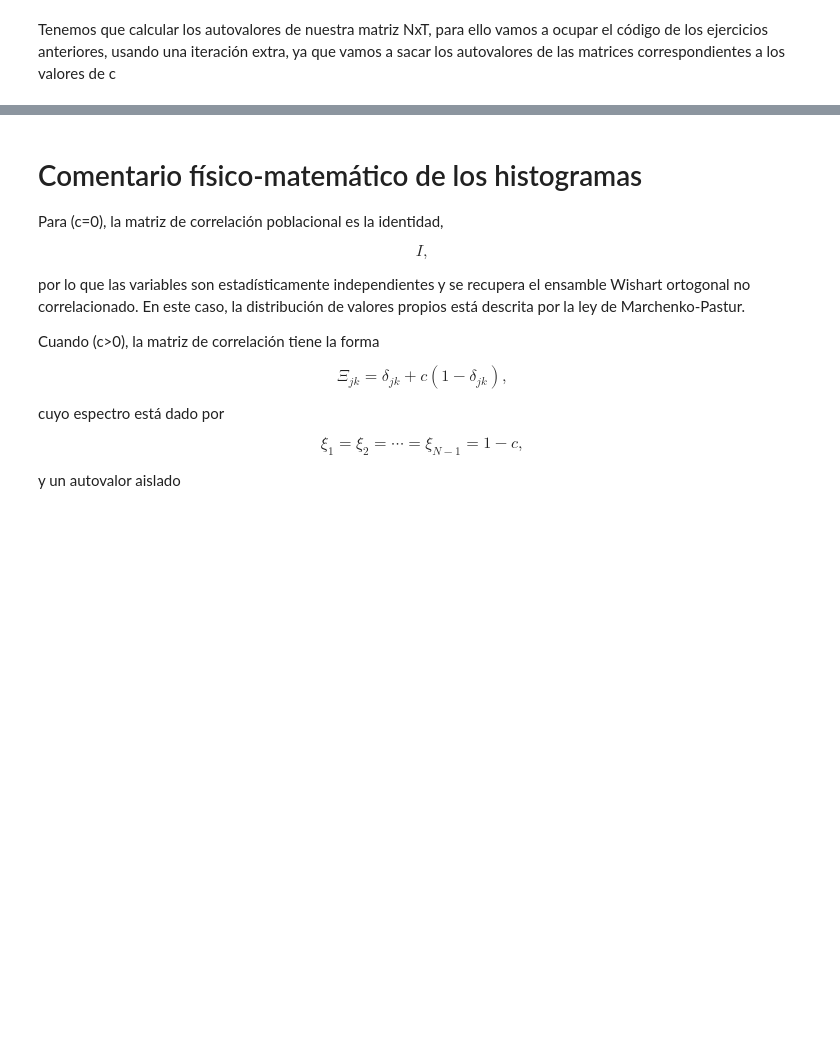
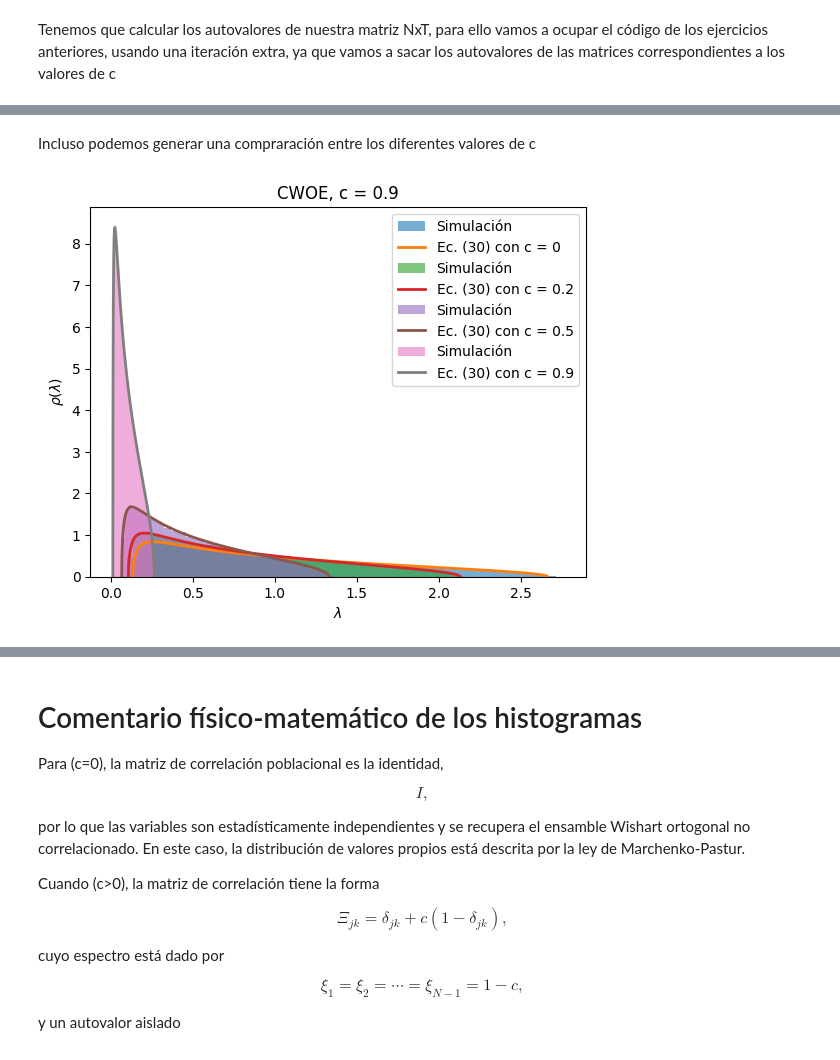
Before and after one commit to jorgexm20-sketch/RMT-econophysics-deep-learning, a Jupyter notebook: class-exercises/Exercise-04-Correlated-Wishart -Orthogonal-Ensemble.ipynb, the cells around one changed output, grey strips where cells are left out. Cells and saved outputs as stored; diff of their text form; code cells hidden in the pictures; blank space fills up the shorter version.

```diff
--- a/class-exercises/Exercise-04-Correlated-Wishart -Orthogonal-Ensemble.ipynb
+++ b/class-exercises/Exercise-04-Correlated-Wishart -Orthogonal-Ensemble.ipynb
@@ -155,3 +165,40 @@ for i, ci in enumerate(c):
+# %% [markdown]
+Incluso podemos generar una compraración entre los diferentes valores de c
+# %%
+plt.Figure(figsize = (10,2))
+for i, ci in enumerate(c):
+
+    # Recuperamos las 100 realizaciones de N autovalores cada una
+    valores = autovalores_C[i].reshape(miembros, N) #Colocamos una matriz de 100x200
+
+    # Para c > 0 aparece un autovalor colectivo separado
+    if ci == 0:
+        bulk = valores.ravel() #Creamos una matriz de una dimensión
+    else:
+        bulk = valores[:, :-1].ravel()
+
+    # Bordes teóricos
+    lambda_menos = (1 - ci) * (kappa**(-0.5) - 1)**2
+    lambda_mas   = (1 - ci) * (kappa**(-0.5) + 1)**2
+
+    # Generamos de forma visual la comparación
+
+    lambdas = np.linspace(lambda_menos, lambda_mas, 1000)
+    rho = rho_teorica(lambdas, ci, kappa)
+
+    plt.hist(bulk, bins=60,density=True, alpha=0.6,label="Simulación")
+
+    plt.plot( lambdas, rho, linewidth=2, label=f"Ec. (30) con c = {ci}")
+
+    plt.xlabel(r"$\lambda$")
+    plt.ylabel(r"$\rho(\lambda)$")
+    plt.title(f"CWOE, c = {ci}")
+    #plt.axvline(lambda_menos, linestyle="--")
+    #plt.axvline(lambda_mas, linestyle="--")
+    plt.legend()
+plt.show()
+# %% [output]
+[figure, added]
 # %%
 def lambda_colectivo(N, kappa, c):
     return ((N*c + 1 - c) * (N*c*kappa + 1 - c)) / (N*c*kappa)
```
Also changed, not shown: parts of 9 cells of this notebook.
